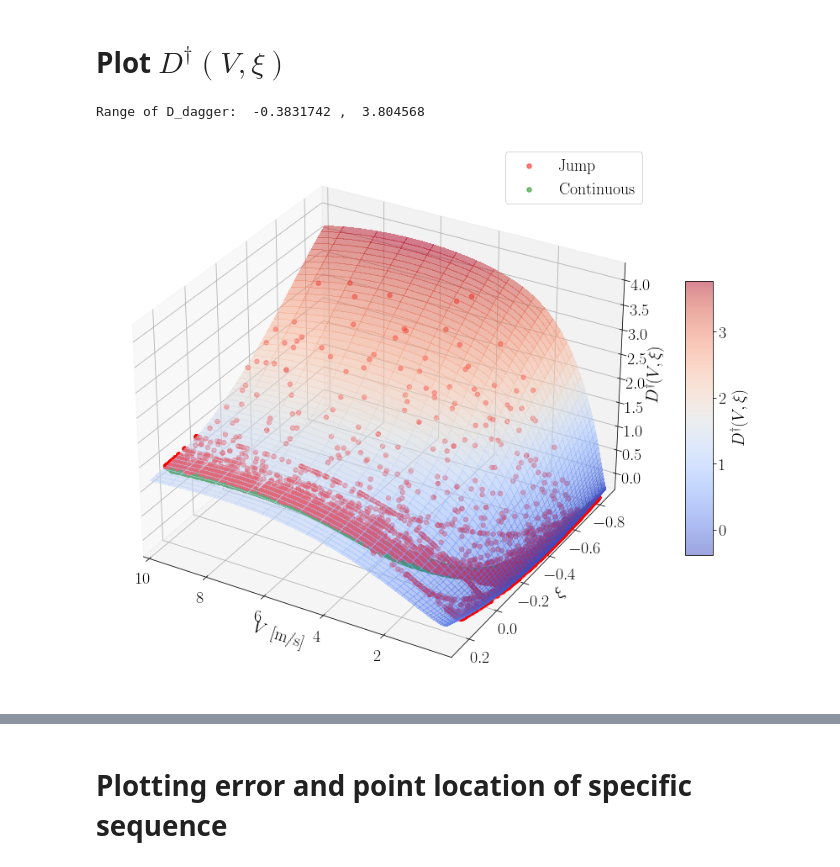
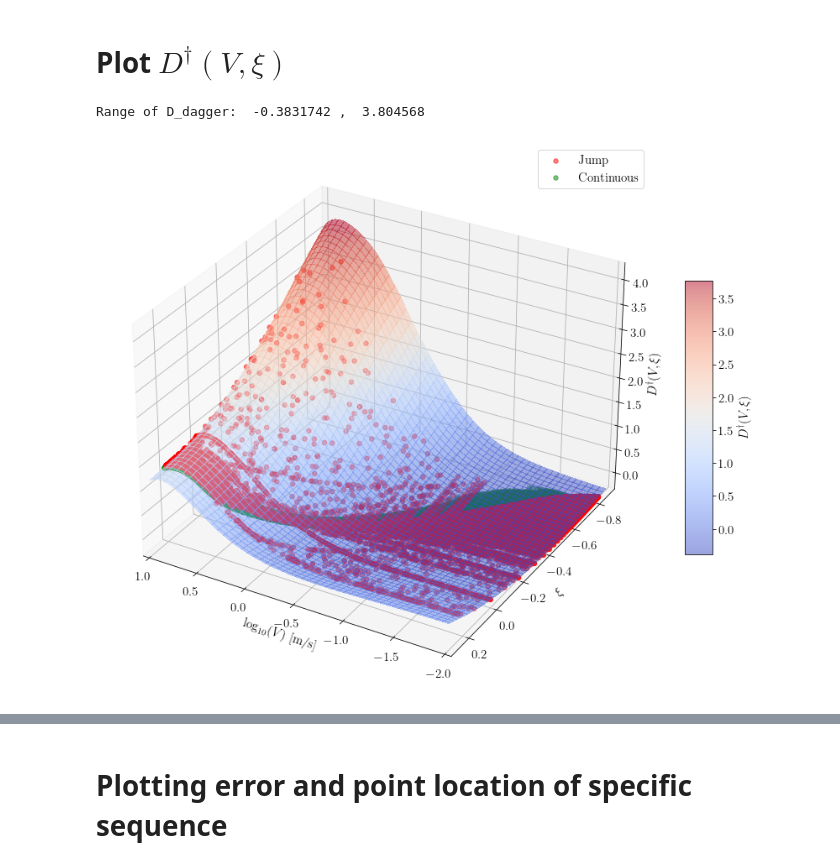
Before and after one commit to Shengduo/RateAndStateWithPotential, a Jupyter notebook: PlotPotentials.ipynb, the cells around one changed output, grey strips where cells are left out. Cells and saved outputs as stored; diff of their text form; code cells hidden in the pictures.

```diff
--- a/PlotPotentials.ipynb
+++ b/PlotPotentials.ipynb
@@ -123,18 +127,19 @@ xis = xis.reshape(-1).detach().numpy()
 xiDots = xiDots.reshape(-1).detach().numpy()
 Dins = Dins.reshape(-1).detach().numpy()
 
-xis_poly = xis_poly.reshape(-1).detach().numpy()
-xiDots_poly = xiDots_poly.reshape(-1).detach().numpy()
-Dins_poly = Dins_poly.reshape(-1).detach().numpy()
-
 print("min(Xs), max(Xs): ", min(Xs), max(Xs))
 print("min(Vs), max(Vs): ", min(Vs), max(Vs))
 print("min(xis), max(xis): ", min(xis), max(xis))
 print("min(xiDots), max(xiDots): ", min(xiDots), max(xiDots))
 print("min(Dins), max(Dins): ", min(Dins), max(Dins))
-print("min(xis_poly), max(xis_poly): ", min(xis_poly), max(xis_poly))
-print("min(xiDots_poly), max(xiDots_poly): ", min(xiDots_poly), max(xiDots_poly))
-print("min(Dins_poly), max(Dins_poly): ", min(Dins_poly), max(Dins_poly))
+
+if plot_poly:
+    xis_poly = xis_poly.reshape(-1).detach().numpy()
+    xiDots_poly = xiDots_poly.reshape(-1).detach().numpy()
+    Dins_poly = Dins_poly.reshape(-1).detach().numpy()
+    print("min(xis_poly), max(xis_poly): ", min(xis_poly), max(xis_poly))
+    print("min(xiDots_poly), max(xiDots_poly): ", min(xiDots_poly), max(xiDots_poly))
+    print("min(Dins_poly), max(Dins_poly): ", min(Dins_poly), max(Dins_poly))
 # %% [output]
 min(Xs), max(Xs):  0.0 12.005895
 min(Vs), max(Vs):  0.01 10.0
@@ -196,12 +198,6 @@ for dataPrefix in dataPrefixs:
     xiDots = myPotCal.xiDots
     Dins = myPotCal.Dins
 
-    myPotCal_poly = PotsCalXiXiDot(myModel_poly)
-    myPotCal_poly.calf(Xs, Vs, ts)
-    xis_poly = myPotCal_poly.xis
-    xiDots_poly = myPotCal_poly.xiDots
-    Dins_poly = myPotCal_poly.Dins
-
     Xs = Xs.reshape(-1).detach().numpy()
     Vs = Vs.reshape(-1).detach().numpy()
     xis = xis.reshape(-1).detach().numpy()
@@ -209,10 +205,6 @@ for dataPrefix in dataPrefixs:
     ts = ts.reshape(-1).detach().numpy()
     fs = fs.reshape(-1).detach().numpy()
     Dins = Dins.reshape(-1).detach().numpy()
-
-    xis_poly = xis_poly.reshape(-1).detach().numpy()
-    xiDots_poly = xiDots_poly.reshape(-1).detach().numpy()
-    Dins_poly = Dins_poly.reshape(-1).detach().numpy()
 
     Xss.append(Xs)
     Vss.append(Vs)
@@ -222,9 +214,20 @@ for dataPrefix in dataPrefixs:
     xiDotss.append(xiDots)
     Dinss.append(Dins)
 
-    xiss_poly.append(xis_poly)
-    xiDotss_poly.append(xiDots_poly)
-    Dinss_poly.append(Dins_poly)
+    if plot_poly:
+        myPotCal_poly = PotsCalXiXiDot(myModel_poly)
+        myPotCal_poly.calf(Xs, Vs, ts)
+        xis_poly = myPotCal_poly.xis
+        xiDots_poly = myPotCal_poly.xiDots
+        Dins_poly = myPotCal_poly.Dins
+
+        xis_poly = xis_poly.reshape(-1).detach().numpy()
+        xiDots_poly = xiDots_poly.reshape(-1).detach().numpy()
+        Dins_poly = Dins_poly.reshape(-1).detach().numpy()
+
+        xiss_poly.append(xis_poly)
+        xiDotss_poly.append(xiDots_poly)
+        Dinss_poly.append(Dins_poly)
 # %% [markdown]
 # Plot $D^\dagger(V, \xi)$
 # %%
@@ -237,7 +240,7 @@ fsize = 15
 # %%
 # Compute values for the 2D map
 DotX, Xi = np.meshgrid(dotX, xi)
-logVFlag = False
+logVFlag = True
 
 # Initialize the plot
 fig, ax = plt.subplots(figsize = (15, 12), subplot_kw={"projection": "3d"})
@@ -280,34 +283,34 @@ if logVFlag:
 else:
     Vin = DotX
 
 surf = ax.plot_surface(Vin, Xi, D_dagger_val, cmap=cm.coolwarm,
                        linewidth=0, antialiased=False, alpha=0.5)
 
 if logVFlag:
     ax.set_xlim(np.min(Vin), np.max(Vin))
     ax.set_ylim(np.min(Xi), np.max(Xi))
 else:
     ax.set_xlim(np.min(Vin), np.max(Vin))
     ax.set_ylim(np.min(Xi), np.max(Xi))
 ax.set_zlim(-0.25, 4.25)
 
 if logVFlag:
     ax.set_xlabel("$\log_{10}(V)$ [m/s]", fontsize=fsize)
 else:
     ax.set_xlabel("$V$ [m/s]", fontsize=fsize)
 ax.set_ylabel("$\\xi$",fontsize=fsize)
 ax.set_zlabel("$D^\dagger(V, \\xi)$", fontsize=fsize)
 
 # Add a color bar which maps values to colors.
 cb = fig.colorbar(surf, shrink=0.5, aspect=10)
 cb.set_label("$D^\dagger(V, \\xi)$", fontsize=fsize)
 cb.ax.tick_params(labelsize=fsize)
 ax.tick_params(axis='both', which='major', labelsize=fsize)
 
 plt.show()
 # %% [output]
 Range of D_dagger:  -0.3831742 ,  3.804568
-[figure, old version]
+[figure, new version]
 # %%
 # Plotting the difference between polynomial and NN
 # Compute values for the 2D map
```
Also changed, not shown: parts of 10 cells of this notebook, 7 other files.
